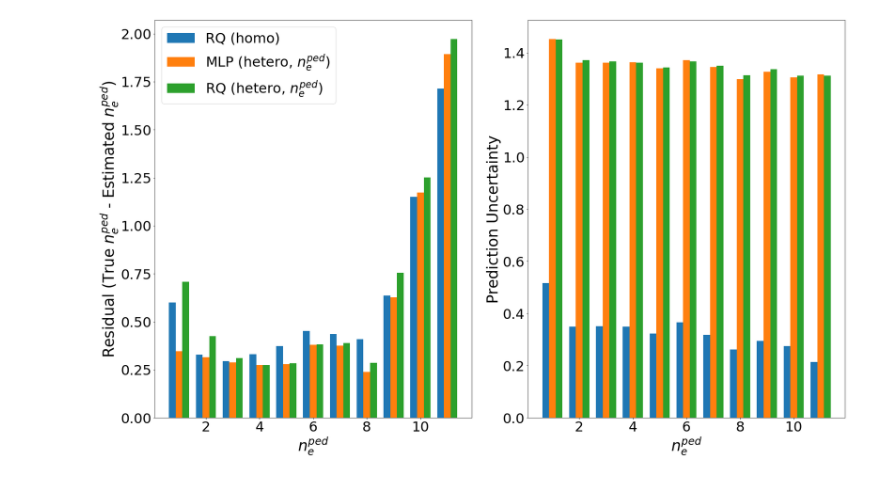
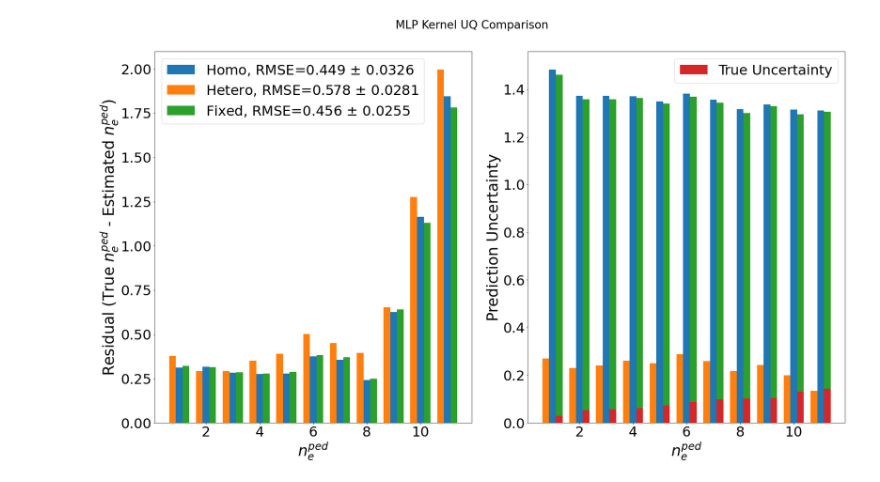
Before and after one commit to fusionby2030/bsc_thesis, a Jupyter notebook: src/out/GP/GP_uncert plot.ipynb, the cells around one changed output. Drawn from its saved outputs; the diff is of its cells as text; code cells hidden in the pictures.

```diff
--- a/src/out/GP/GP_uncert plot.ipynb
+++ b/src/out/GP/GP_uncert plot.ipynb
@@ -15,7 +15,7 @@ plt.rc('xtick', labelsize=SMALL_SIZE)    # fontsize of the tick labels
 plt.rc('ytick', labelsize=SMALL_SIZE)    # fontsize of the tick labels
 plt.rc('legend', fontsize=SMALL_SIZE)    # legend fontsize
 plt.rc('figure', titlesize=BIGGER_SIZE)  # fontsize of the figure title
-df = pd.read_csv('/u/76/kita1/unix/Desktop/filtered_dataset.csv')
+df = pd.read_csv('/home/adam/EDGE/2021/thesis/filtered_dataset.csv')
 # %%
 uncert = 'uncert'
 y_vals = 'y_vals'
@@ -49,15 +121,41 @@ array([9, 9, 9, ..., 3, 8, 4])
+# %%
+digitized_homo_MLP = np.digitize(MLP_homo[y_vals], np.linspace(1, 12, num=bin_num))
+homo_MLP_residiual  = [np.abs(np.array(MLP_homo[y_vals]) - np.array(MLP_homo[preds]))[digitized_homo_MLP ==i].mean() for i in range(1, bin_num)]
+homo_MLP_uncert = [np.array(MLP_homo[uncert])[digitized_homo_MLP ==i].mean() for i in range(1, bin_num)]
+
+digitized_hetero_neped_MLP = np.digitize(MLP_hetero_neped[y_vals], np.linspace(1, 12, num=bin_num))
+hetero_neped_MLP_residiual  = [np.abs(np.array(MLP_hetero_neped[y_vals]) - np.array(MLP_hetero_neped[preds]))[digitized_hetero_neped_MLP ==i].mean() for i in range(1, bin_num)]
+hetero_neped_MLP_uncert = [np.array(MLP_hetero_neped[uncert])[digitized_hetero_neped_MLP ==i].mean() for i in range(1, bin_num)]
+
+digitized_fixed_neped_MLP = np.digitize(MLP_fixed_neped[y_vals], np.linspace(1, 12, num=bin_num))
+hetero_control_MLP_residiual  = [np.abs(np.array(MLP_fixed_neped[y_vals]) - np.array(MLP_fixed_neped[preds]))[digitized_fixed_neped_MLP ==i].mean() for i in range(1, bin_num)]
+hetero_control_MLP_uncert = [np.array(MLP_fixed_neped[uncert])[digitized_fixed_neped_MLP ==i].mean() for i in range(1, bin_num)]
+
+digitized_fixed_control_MLP = np.digitize(MLP_fixed_control[y_vals], np.linspace(1, 12, num=bin_num))
+fixed_control_MLP_residiual  = [np.abs(np.array(MLP_fixed_control[y_vals]) - np.array(MLP_fixed_control[preds]))[digitized_fixed_control_MLP ==i].mean() for i in range(1, bin_num)]
+fixed_control_MLP_uncert = [np.array(MLP_fixed_control[uncert])[digitized_fixed_control_MLP ==i].mean() for i in range(1, bin_num)]
+
+
+digitized_true_uncert = np.digitize(df['nepedheight1019(m3)'], np.linspace(1, 12, num=bin_num))
+binned_uncert = [df['error_nepedheight1019(m3)'].to_numpy()[digitized_true_uncert ==i].mean() for i in range(1, bin_num)]
 # %%
 fig, axs = plt.subplots(1, 2, figsize=(25, 15))
-axs[0].bar(np.linspace(1, 12, num=bin_num)[:11] -0.25, homo_RQ_residiual, label='RQ (homo)', width=0.25)
-axs[0].bar(np.linspace(1, 12, num=bin_num)[:11], hetero_MLP_residiual, label='MLP (hetero, $n_e^{ped})$', width=0.25)
-axs[0].bar(np.linspace(1, 12, num=bin_num)[:11] +.25, hetero_RQ_residiual, label='RQ (hetero, $n_e^{ped})$', width=0.25)
+axs[0].bar(np.linspace(1, 12, num=bin_num)[:11], homo_MLP_residiual, label='Homo, RMSE={:.3} $\pm$ {:.3}'.format(MLP_homo['score']['RMSE'][0], MLP_homo['score']['RMSE'][1]), width=0.25)
+axs[0].bar(np.linspace(1, 12, num=bin_num)[:11] - 0.25, hetero_neped_MLP_residiual, label='Hetero, RMSE={:.3} $\pm$ {:.3}'.format(MLP_hetero_neped['score']['RMSE'][0], MLP_hetero_neped['score']['RMSE'][1]), width=0.25)
+axs[0].bar(np.linspace(1, 12, num=bin_num)[:11] +.25, hetero_control_MLP_residiual, label='Fixed, RMSE={:.3} $\pm$ {:.3}'.format(MLP_fixed_neped['score']['RMSE'][0], MLP_fixed_neped['score']['RMSE'][1]), width=0.25)
+# axs[0].bar(np.linspace(1, 12, num=bin_num)[:11] +.5,fixed_control_MLP_residiual, label='Fixed (c)', width=0.25)
 axs[0].set(xlabel='$n_e^{ped}$', ylabel='Residual (True $n_e^{ped}$ - Estimated $n_e^{ped}$)')
 axs[0].legend()
-axs[1].bar(np.linspace(1, 12, num=bin_num)[:11]-0.25, homo_RQ_uncert_bin, label='RQ (homo)', width=0.25)
-axs[1].bar(np.linspace(1, 12, num=bin_num)[:11], hetero_MLP_uncert_bin, width=0.25)
-axs[1].bar(np.linspace(1, 12, num=bin_num)[:11]+0.25, hetero_RQ_uncert_bin, width=0.25)
+axs[1].bar(np.linspace(1, 12, num=bin_num)[:11], homo_MLP_uncert, width=0.25)
+axs[1].bar(np.linspace(1, 12, num=bin_num)[:11]- 0.25, hetero_neped_MLP_uncert, width=0.25)
+axs[1].bar(np.linspace(1, 12, num=bin_num)[:11]+0.25, hetero_control_MLP_uncert, width=0.25)
+
 axs[1].set(xlabel='$n_e^{ped}$', ylabel='Prediction Uncertainty')
-
+# axs[1].bar(np.linspace(1, 12, num=bin_num)[:11]+0.5, fixed_control_MLP_uncert, width=0.25)
+axs[1].bar(np.linspace(1, 12, num=bin_num)[:11]+0.25, binned_uncert, width=0.25, label='True Uncertainty')
+# axs[1].scatter(df['nepedheight1019(m3)'], df['error_nepedheight1019(m3)'], label='True Uncertainty')
+axs[1].legend()
+plt.suptitle('MLP Kernel UQ Comparison')
 plt.tight_layout()
 # %% [output]
-[figure, old version]
+[figure, new version]
```
Also changed, not shown: parts of 14 cells of this notebook, 20 other files.
